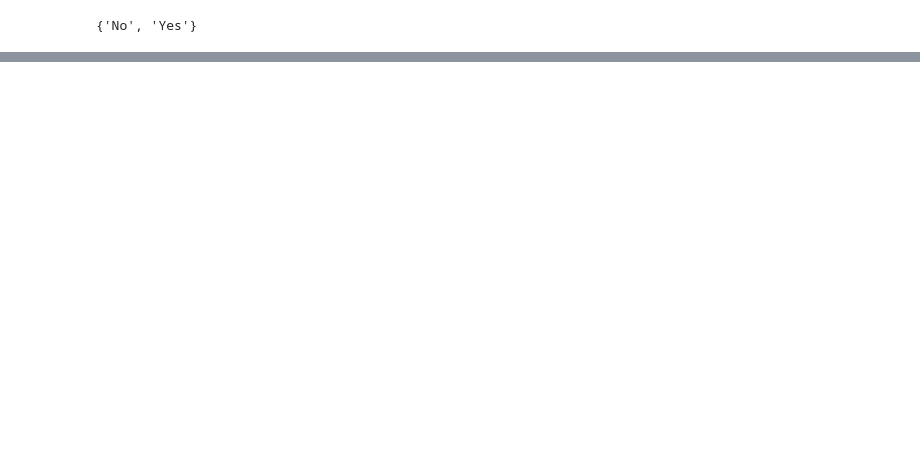
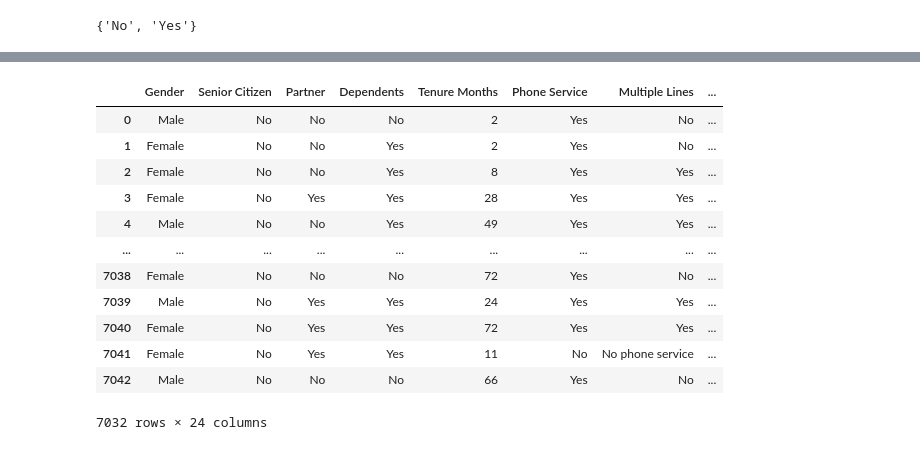
Before and after one commit to prwkp/fund_prog_project_churn_tele, a Jupyter notebook: churn_telecom_project.ipynb, the cells around one changed output, grey strips where cells are left out. Saved outputs shown, nothing was run; the diff lists cells and outputs as text; code cells hidden in the pictures; blank space fills up the shorter version.

```diff
--- a/churn_telecom_project.ipynb
+++ b/churn_telecom_project.ipynb
@@ -269,0 +301,25 @@ missing_values_table
+# %%
+# Group the tenure in bins of 12 months
+labels = ["{0} - {1}".format(i, i + 11) for i in range(1, 72, 12)]
+df1 = df.copy()
+df1['tenure_year'] = pd.cut(df1['Tenure Months'], range(1, 80, 12), right=False, labels=labels)
+df1['tenure_year'] = df1['tenure_year'].replace({'1 - 12': 'firstyear','13 - 24': 'secondyear',
+                             '25 - 36': 'thirdyear','37 - 48': 'fourthyear',
+                             '49 - 60': 'fifthyear','61 - 72': 'sixthyear'})
+
+
+df1
+# %% [output]
+|  | Gender | Senior Citizen | Partner | Dependents | Tenure Months | Phone Service | Multiple Lines | ... |
+| 0 | Male | No | No | No | 2 | Yes | No | ... |
+| 1 | Female | No | No | Yes | 2 | Yes | No | ... |
+| 2 | Female | No | No | Yes | 8 | Yes | Yes | ... |
+| 3 | Female | No | Yes | Yes | 28 | Yes | Yes | ... |
+| 4 | Male | No | No | Yes | 49 | Yes | Yes | ... |
+| ... | ... | ... | ... | ... | ... | ... | ... | ... |
+| 7038 | Female | No | No | No | 72 | Yes | No | ... |
+| 7039 | Male | No | Yes | Yes | 24 | Yes | Yes | ... |
+| 7040 | Female | No | Yes | Yes | 72 | Yes | Yes | ... |
+| 7041 | Female | No | Yes | Yes | 11 | No | No phone service | ... |
+| 7042 | Male | No | No | No | 66 | Yes | No | ... |
+7032 rows × 24 columns
```
Also changed, not shown: parts of 65 cells of this notebook, 2 other files.
